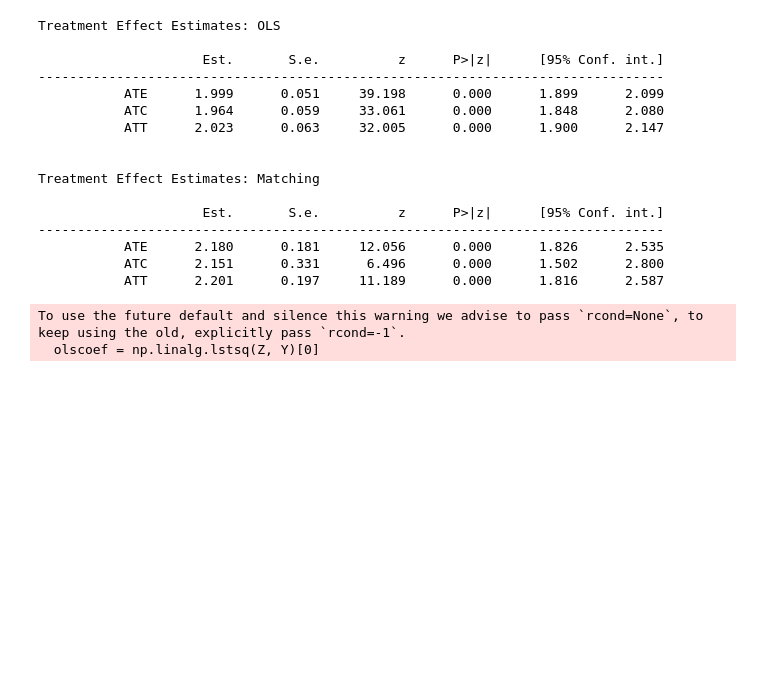
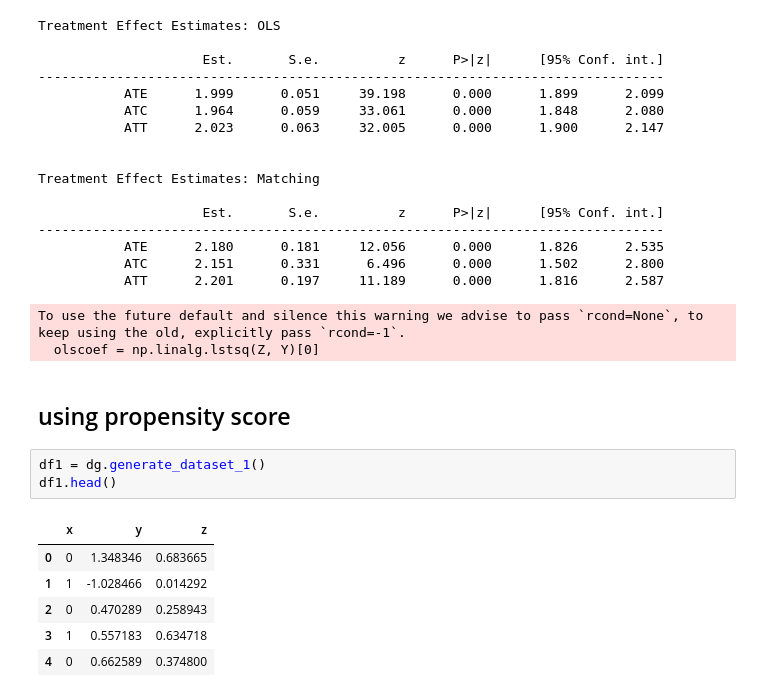
Before and after one commit to iamdingkai/causal-inference, a Jupyter notebook: degeneratestate tutorial/degeneratestate.ipynb, the cells around one changed output. Drawn from its saved outputs; the diff is of its cells as text; blank space fills up the shorter version.

Commit message:
more propensity score weighting

```diff
--- a/degeneratestate.ipynb
+++ b/degeneratestate tutorial/degeneratestate.ipynb
@@ -165,3 +161,15 @@ Treatment Effect Estimates: Matching
            ATT      2.201      0.197     11.189      0.000      1.816      2.587
 To use the future default and silence this warning we advise to pass `rcond=None`, to keep using the old, explicitly pass `rcond=-1`.
   olscoef = np.linalg.lstsq(Z, Y)[0]
+# %% [markdown]
+## using propensity score
+# %%
+df1 = dg.generate_dataset_1()
+df1.head()
+# %% [output]
+|  | x | y | z |
+| 0 | 0 | 1.348346 | 0.683665 |
+| 1 | 1 | -1.028466 | 0.014292 |
+| 2 | 0 | 0.470289 | 0.258943 |
+| 3 | 1 | 0.557183 | 0.634718 |
+| 4 | 0 | 0.662589 | 0.374800 |
```
Also changed, not shown: parts of 8 cells of this notebook, 1 other file.
